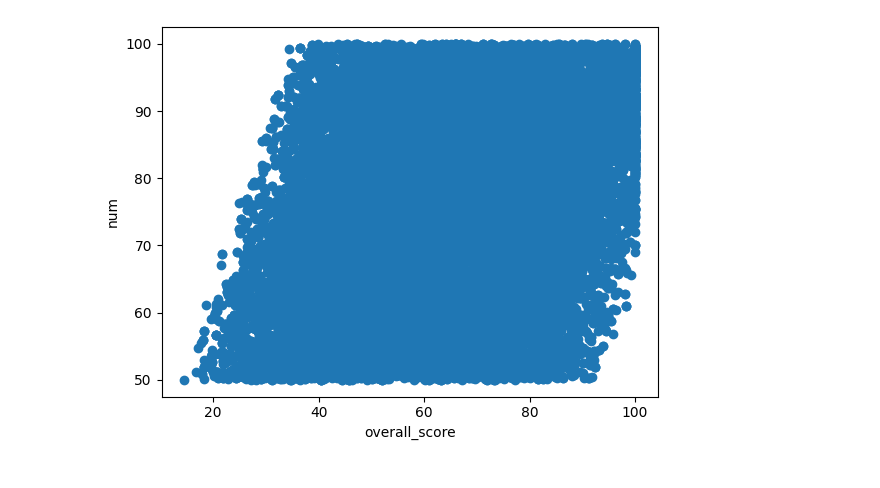
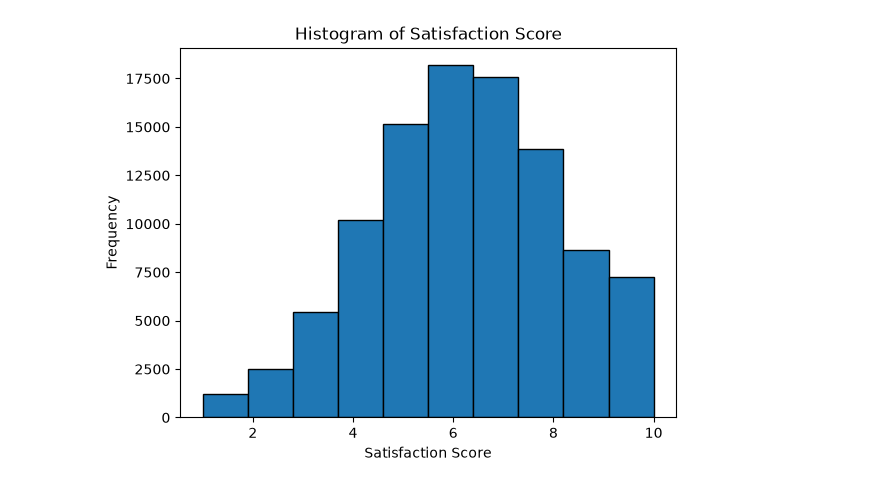
Before and after one commit to Bhushan1116/DAV, a Jupyter notebook: Lab3.ipynb, the cells around one changed output. Drawn from its saved outputs; the diff is of its cells as text; code cells hidden in the pictures.

```diff
--- a/Lab3.ipynb
+++ b/Lab3.ipynb
@@ -45,7 +30,8 @@ pit.show()
-# %%
-pit.scatter(df['overall_score'],df['attendance_percentage'])
-pit.xlabel('overall_score')
-pit.ylabel('num')
-pit.show()
-# %% [output]
-[figure, removed]
+# %%
+plt.hist(df['satisfaction_score'], bins=10, edgecolor='black')
+plt.xlabel('Satisfaction Score')
+plt.ylabel('Frequency')
+plt.title('Histogram of Satisfaction Score')
+plt.show()
+# %% [output]
+[figure, added]
```
Also changed, not shown: parts of 9 cells of this notebook.
